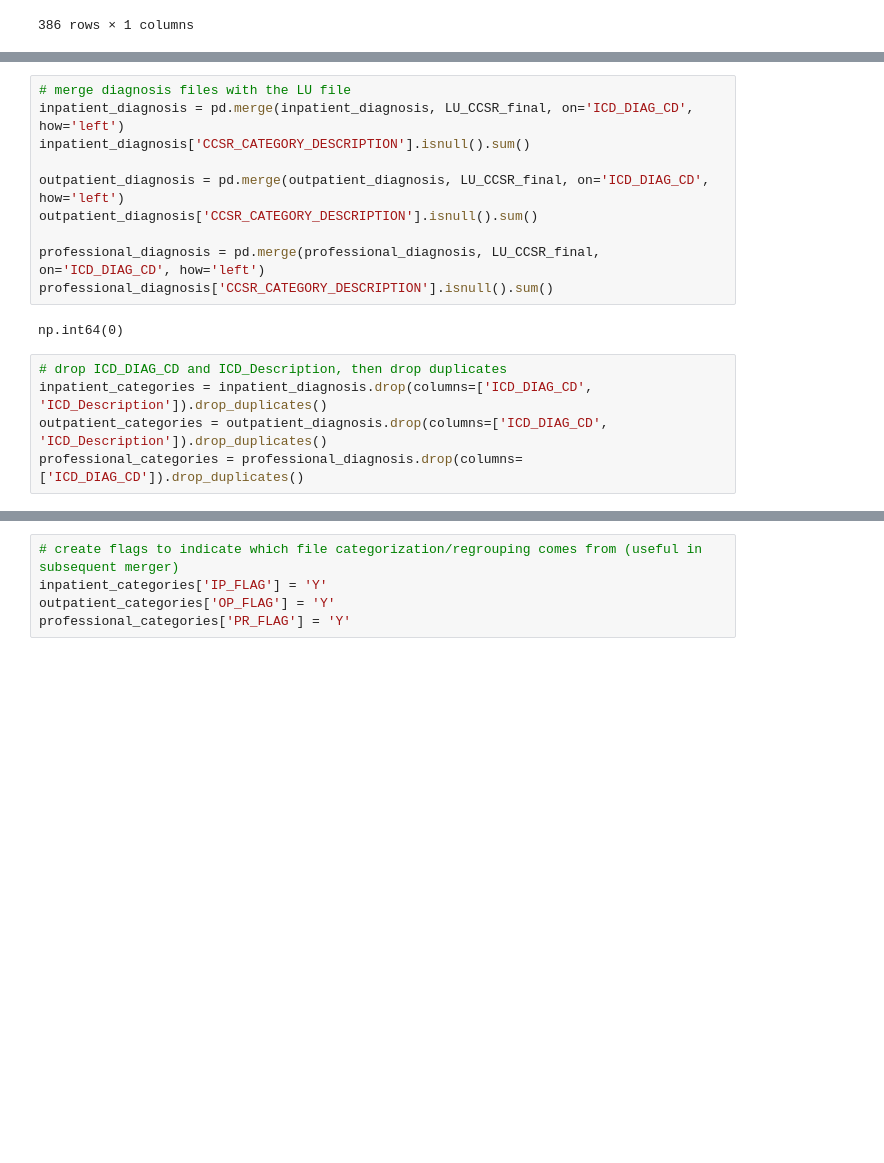
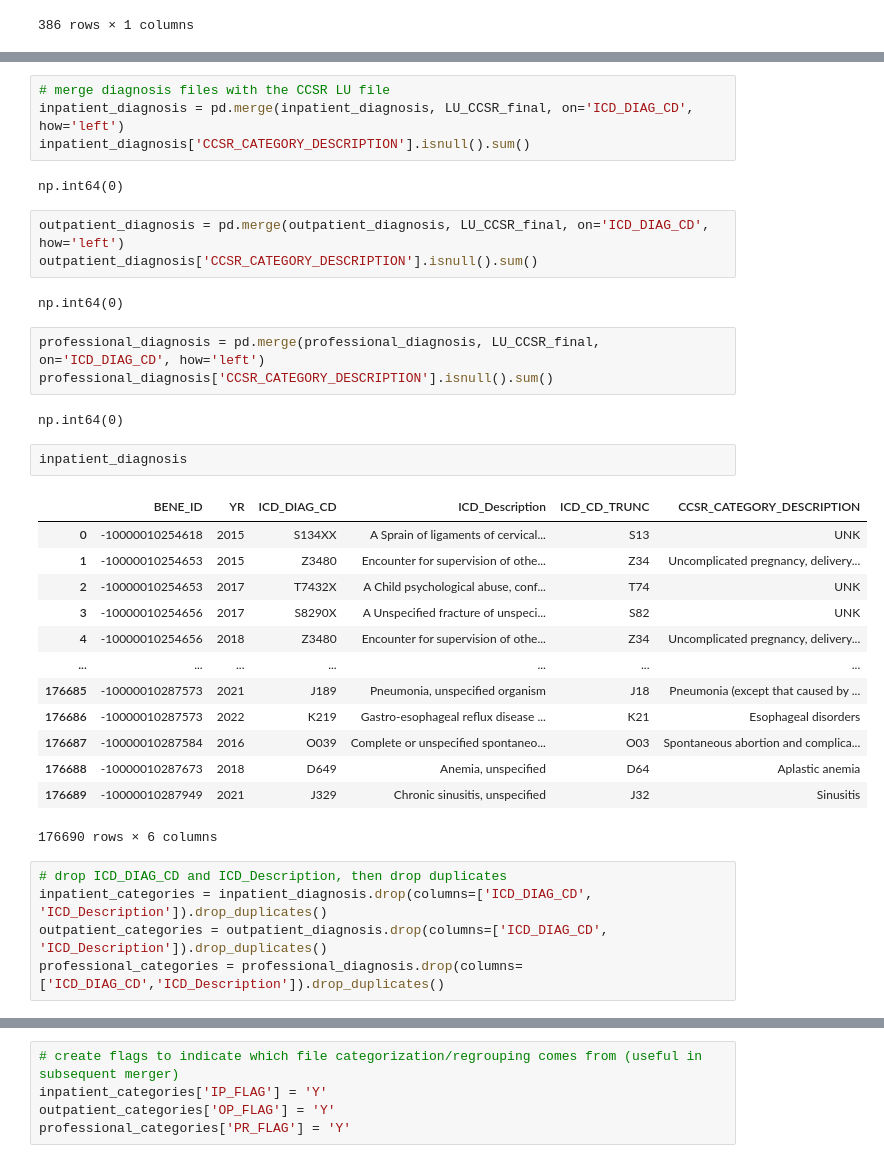
Before and after one commit to benabijah/EHR, a Jupyter notebook: icd10_grouping.ipynb, the cells around one changed output, grey strips where cells are left out. Saved outputs shown, nothing was run; the diff lists cells and outputs as text; blank space fills up the shorter version.

```diff
--- a/icd10_grouping.ipynb
+++ b/icd10_grouping.ipynb
@@ -112,17 +92,37 @@ LU_CCSR_final = merged_df.drop(columns=['ICD_CD', 'CCSR_CATEGORY_CD'])
 # %%
-# merge diagnosis files with the LU file
+# merge diagnosis files with the CCSR LU file
 inpatient_diagnosis = pd.merge(inpatient_diagnosis, LU_CCSR_final, on='ICD_DIAG_CD', how='left')
 inpatient_diagnosis['CCSR_CATEGORY_DESCRIPTION'].isnull().sum()
-
-outpatient_diagnosis = pd.merge(outpatient_diagnosis, LU_CCSR_final, on='ICD_DIAG_CD', how='left')
-outpatient_diagnosis['CCSR_CATEGORY_DESCRIPTION'].isnull().sum()
-
-professional_diagnosis = pd.merge(professional_diagnosis, LU_CCSR_final, on='ICD_DIAG_CD', how='left')
-professional_diagnosis['CCSR_CATEGORY_DESCRIPTION'].isnull().sum()
 # %% [output]
 np.int64(0)
+# %%
+outpatient_diagnosis = pd.merge(outpatient_diagnosis, LU_CCSR_final, on='ICD_DIAG_CD', how='left')
+outpatient_diagnosis['CCSR_CATEGORY_DESCRIPTION'].isnull().sum()
+# %% [output]
+np.int64(0)
+# %%
+professional_diagnosis = pd.merge(professional_diagnosis, LU_CCSR_final, on='ICD_DIAG_CD', how='left')
+professional_diagnosis['CCSR_CATEGORY_DESCRIPTION'].isnull().sum()
+# %% [output]
+np.int64(0)
+# %%
+inpatient_diagnosis
+# %% [output]
+|  | BENE_ID | YR | ICD_DIAG_CD | ICD_Description | ICD_CD_TRUNC | CCSR_CATEGORY_DESCRIPTION |
+| 0 | -10000010254618 | 2015 | S134XX | A Sprain of ligaments of cervical... | S13 | UNK |
+| 1 | -10000010254653 | 2015 | Z3480 | Encounter for supervision of othe... | Z34 | Uncomplicated pregnancy, delivery... |
+| 2 | -10000010254653 | 2017 | T7432X | A Child psychological abuse, conf... | T74 | UNK |
+| 3 | -10000010254656 | 2017 | S8290X | A Unspecified fracture of unspeci... | S82 | UNK |
+| 4 | -10000010254656 | 2018 | Z3480 | Encounter for supervision of othe... | Z34 | Uncomplicated pregnancy, delivery... |
+| ... | ... | ... | ... | ... | ... | ... |
+| 176685 | -10000010287573 | 2021 | J189 | Pneumonia, unspecified organism | J18 | Pneumonia (except that caused by ... |
+| 176686 | -10000010287573 | 2022 | K219 | Gastro-esophageal reflux disease ... | K21 | Esophageal disorders |
+| 176687 | -10000010287584 | 2016 | O039 | Complete or unspecified spontaneo... | O03 | Spontaneous abortion and complica... |
+| 176688 | -10000010287673 | 2018 | D649 | Anemia, unspecified | D64 | Aplastic anemia |
+| 176689 | -10000010287949 | 2021 | J329 | Chronic sinusitis, unspecified | J32 | Sinusitis |
+176690 rows × 6 columns
 # %%
 # drop ICD_DIAG_CD and ICD_Description, then drop duplicates
 inpatient_categories = inpatient_diagnosis.drop(columns=['ICD_DIAG_CD', 'ICD_Description']).drop_duplicates()
 outpatient_categories = outpatient_diagnosis.drop(columns=['ICD_DIAG_CD', 'ICD_Description']).drop_duplicates()
-professional_categories = professional_diagnosis.drop(columns=['ICD_DIAG_CD']).drop_duplicates()
+professional_categories = professional_diagnosis.drop(columns=['ICD_DIAG_CD','ICD_Description']).drop_duplicates()
```
Also changed, not shown: parts of 14 cells of this notebook.
